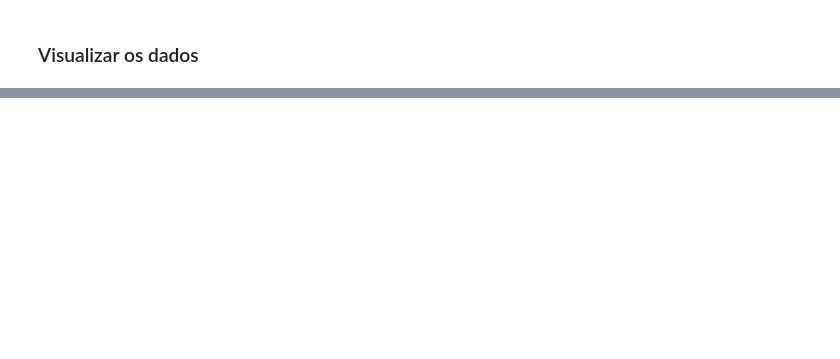
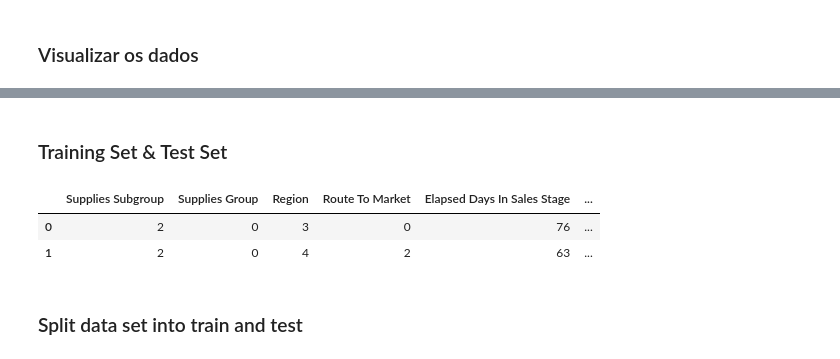
Before and after one commit to RaquelRufino/ProjetoIA, a Jupyter notebook: Sales.ipynb, the cells around one changed output, grey strips where cells are left out. Drawn from its saved outputs; the diff is of its cells as text; code cells hidden in the pictures; blank space fills up the shorter version.

Commit message:
Training Set & Test Set

```diff
--- a/Sales.ipynb
+++ b/Sales.ipynb
@@ -137,0 +124,15 @@ sns.heatmap(corr, vmax=.8,annot_kws={'size': 20}, annot=True);
+# %% [markdown]
+### Training Set & Test Set
+# %%
+cols = [col for col in sales_data.columns if col not in ['Opportunity Number','Opportunity Result']]
+
+data = sales_data[cols]
+target = sales_data['Opportunity Result']
+
+data.head(2)
+# %% [output]
+|  | Supplies Subgroup | Supplies Group | Region | Route To Market | Elapsed Days In Sales Stage | ... |
+| 0 | 2 | 0 | 3 | 0 | 76 | ... |
+| 1 | 2 | 0 | 4 | 2 | 63 | ... |
+# %% [markdown]
+### Split data set into train and test
```
Also changed, not shown: parts of 10 cells of this notebook.
